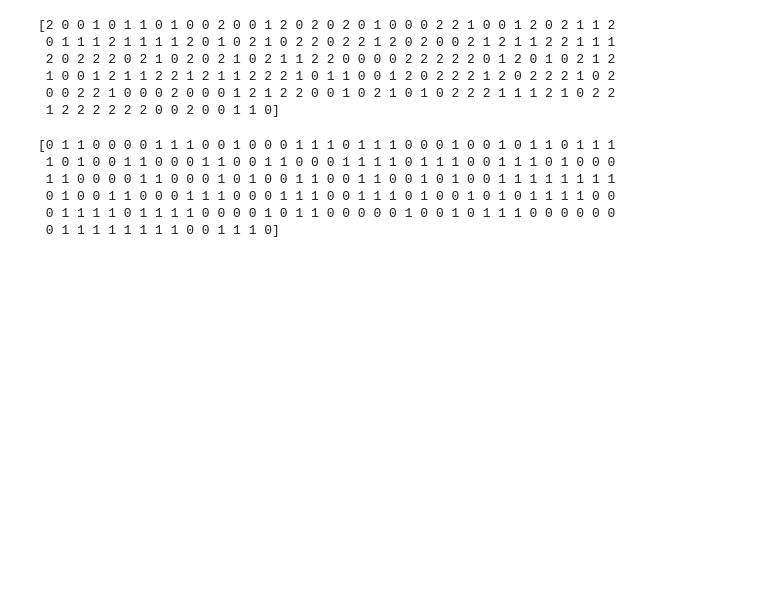
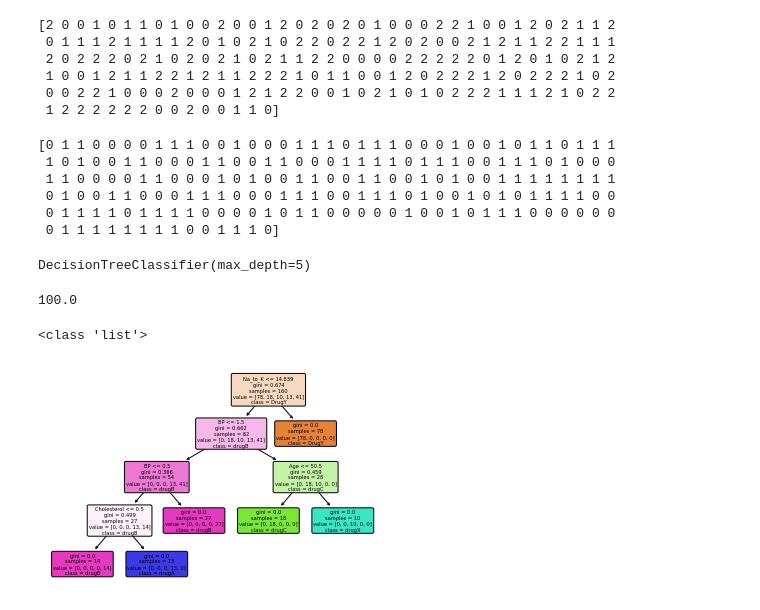
Before and after one commit to pooyapaydary/Testing, a Jupyter notebook: decision-tree-drug-data-set.ipynb, the cells around one changed output. Drawn from its saved outputs; the diff is of its cells as text; code cells hidden in the pictures; blank space fills up the shorter version.

Commit message:
Kaggle Notebook | Decision tree (Drug data set) | Version 2

```diff
--- a/decision-tree-drug-data-set.ipynb
+++ b/decision-tree-drug-data-set.ipynb
@@ -93,0 +105,8 @@ print (df.Sex.values)
+# %%
+xtrain,xtest,ytrain,ytest=train_test_split(xdf,ydf,test_size=.2)
+# %%
+model=dtc(max_depth=5)
+# %%
+model.fit(xtrain,ytrain)
+# %% [output]
+DecisionTreeClassifier(max_depth=5)
@@ -93,0 +115,20 @@ print (df.Sex.values)
+# %%
+accuracy_score(ytest,pred_model)*100
+# %% [output]
+100.0
+# %%
+feature_names=df.columns[:5]
+target_names=df["Drug"].unique().tolist()
+print(type(target_names))
+# %% [output]
+<class 'list'>
+# %%
+plot_tree(model,
+          feature_names = feature_names,
+          class_names = target_names,
+          filled = True,
+          rounded = True)
+
+plt.savefig('tree_visualization.png')
+# %% [output]
+[figure, added]
```
Also changed, not shown: parts of 5 cells of this notebook.
